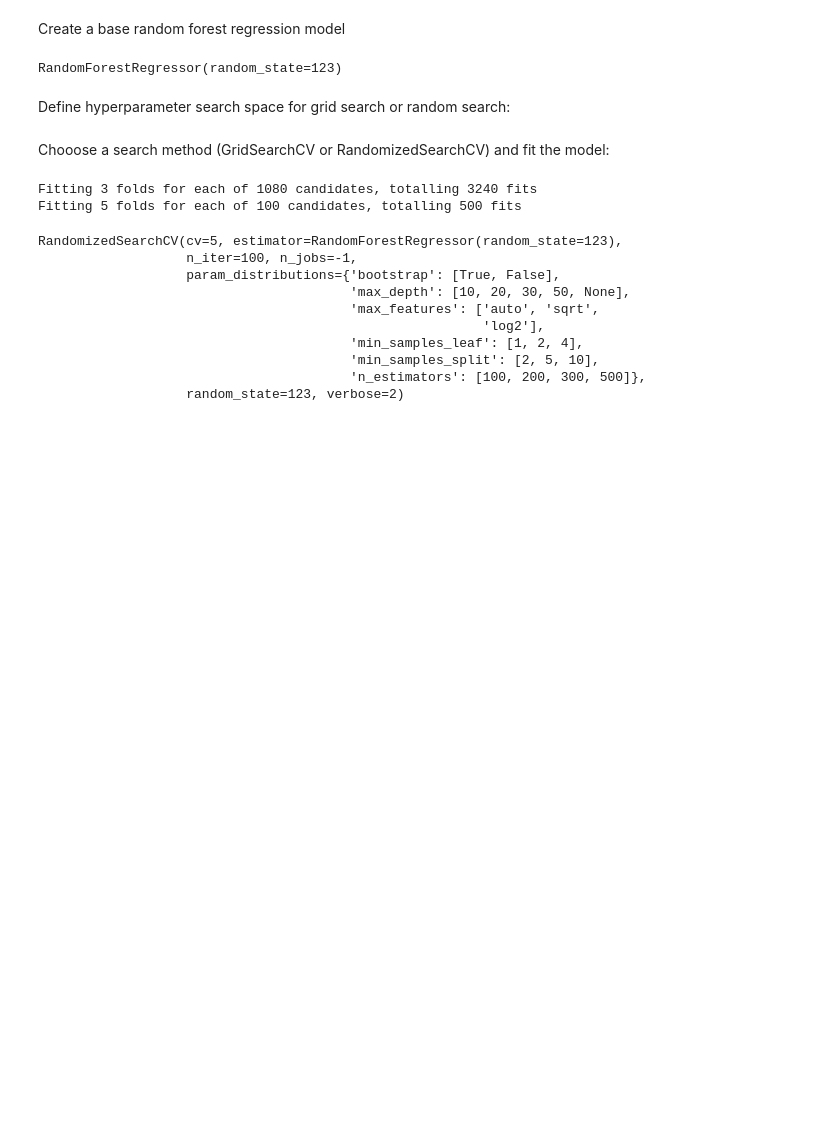
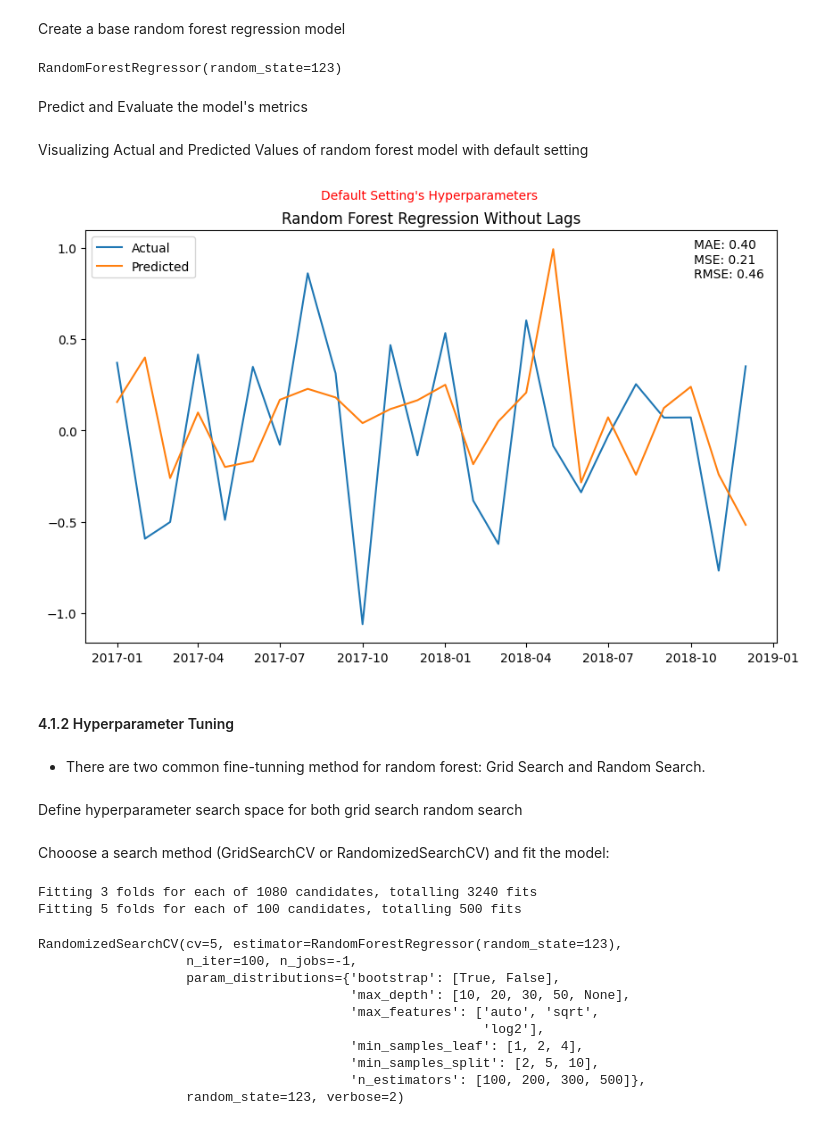
Before and after one commit to namtran6701/Inflation_Prediction, a Jupyter notebook: project_3.ipynb, the cells around one changed output. Cells and saved outputs as stored; diff of their text form; code cells hidden in the pictures; blank space fills up the shorter version.

```diff
--- a/project_3.ipynb
+++ b/project_3.ipynb
@@ -873,8 +878,54 @@ rf_base = RandomForestRegressor(random_state=123)
 rf_base.fit(x_train, y_train)
 # %% [output]
 RandomForestRegressor(random_state=123)
+# %% [markdown]
+Predict and Evaluate the model's metrics
+# %%
+# Predict the validation target variable
+base_rf_pred = rf_base.predict(x_val)
+
+# Evaluation
+
+mse = mean_squared_error(y_val, val_predictions)
+
+rmse = np.sqrt(mse)
+
+mae = np.mean(np.abs(val_predictions - y_val))
+# %% [markdown]
+Visualizing Actual and Predicted Values of random forest model with default setting
+# %%
+def plot_default_setting_predictions(actual, predicted, title):
+    """
+    Plots the actual and predicted values of a time series.
+
+    Args:
+        actual (series): The actual values of the time series
+        predicted (series): The predicted values of the time series
+        title (string): The title of the plot
+    """
+    # Adding the index of the actual series to the predicted series
+    predicted = pd.Series(predicted, index=actual.index)
+
+    plt.figure(figsize=(10, 6))
+    plt.plot(actual, label='Actual')
+    plt.plot(predicted, label='Predicted')
+    plt.legend(loc='upper left')
+    plt.text(0.88, 0.98, f'MAE: {mae:.2f}\nMSE: {mse:.2f}\nRMSE: {rmse:.2f}',
+                 transform=plt.gca().transAxes, verticalalignment='top')
+    plt.title(title)
+    # Create a small subtitle with a different color font
+    plt.text(0.34, 1.1, "Default Setting's Hyperparameters", color='red', transform=plt.gca().transAxes, verticalalignment='top')
+    plt.show()
+# %%
+plot_default_setting_predictions(y_val, base_rf_pred, 'Random Forest Regression Without Lags')
+# %% [output]
+[figure, added]
+# %% [markdown]
+#### 4.1.2 Hyperparameter Tuning
+# %% [markdown]
+- There are two common fine-tunning method for random forest: Grid Search and Random Search.
 # %% [markdown]
-Define hyperparameter search space for grid search or random search:
+Define hyperparameter search space for both grid search random search
 # %%
 # Hyperparameter search space
 param_grid = {
```
Also changed, not shown: parts of 43 cells of this notebook.
